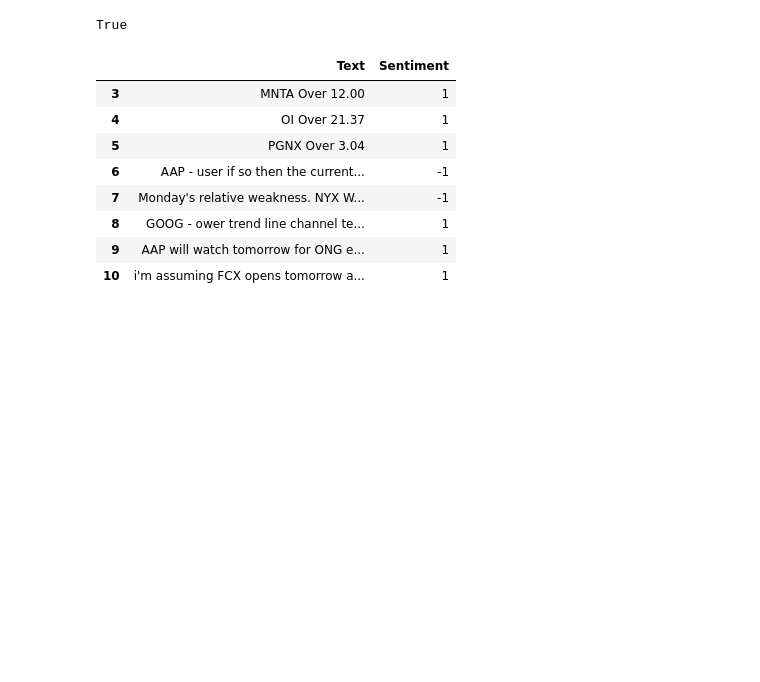
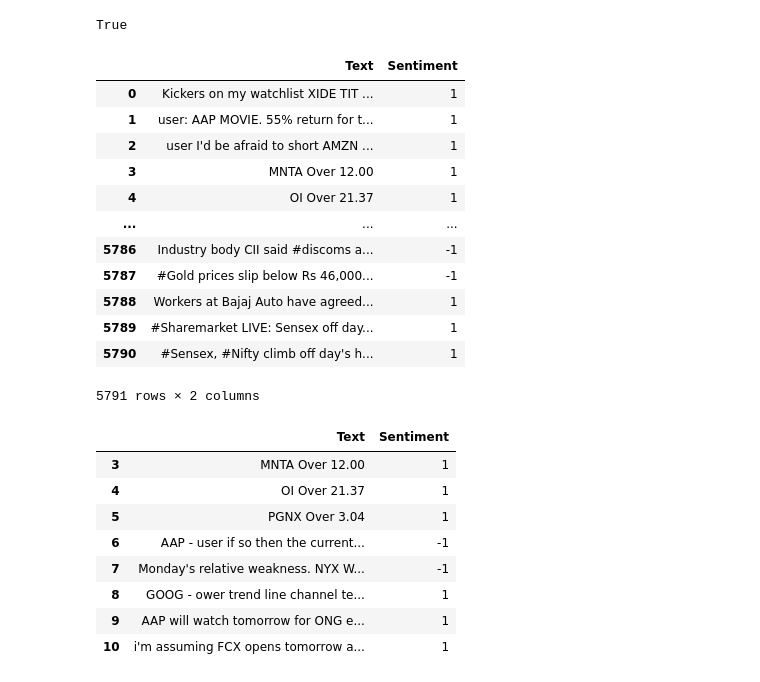
Before and after one commit to Harshithareddy1609/st8_stockmarket-sentiment-analysis, a Jupyter notebook: stock_predict (1).ipynb, the cells around one changed output. Saved outputs shown, nothing was run; the diff lists cells and outputs as text; code cells hidden in the pictures; blank space fills up the shorter version.

```diff
--- a/stock_predict.ipynb
+++ b/stock_predict (1).ipynb
@@ -17,6 +17,22 @@ from nltk.tokenize import word_tokenize,sent_tokenize
 import pandas as pd
 # %%
 df=pd.read_csv("stock_data.csv")
+# %%
+df
+# %% [output]
+|  | Text | Sentiment |
+| 0 | Kickers on my watchlist XIDE TIT ... | 1 |
+| 1 | user: AAP MOVIE. 55% return for t... | 1 |
+| 2 | user I'd be afraid to short AMZN ... | 1 |
+| 3 | MNTA Over 12.00 | 1 |
+| 4 | OI Over 21.37 | 1 |
+| ... | ... | ... |
+| 5786 | Industry body CII said #discoms a... | -1 |
+| 5787 | #Gold prices slip below Rs 46,000... | -1 |
+| 5788 | Workers at Bajaj Auto have agreed... | 1 |
+| 5789 | #Sharemarket LIVE: Sensex off day... | 1 |
+| 5790 | #Sensex, #Nifty climb off day's h... | 1 |
+5791 rows × 2 columns
 # %%
 data=df.iloc[3:11]
 # %%
```
Also changed, not shown: parts of 4 cells of this notebook, 1 other file.
